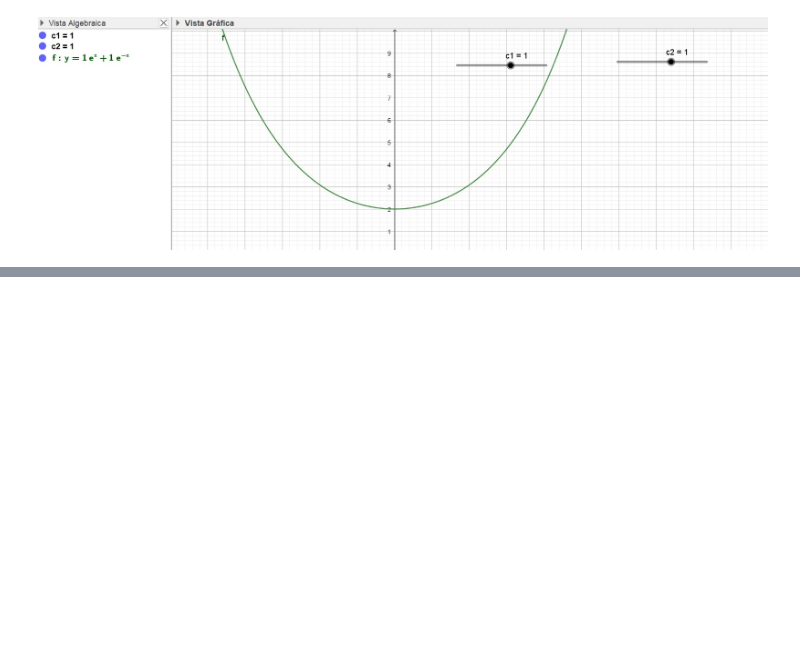
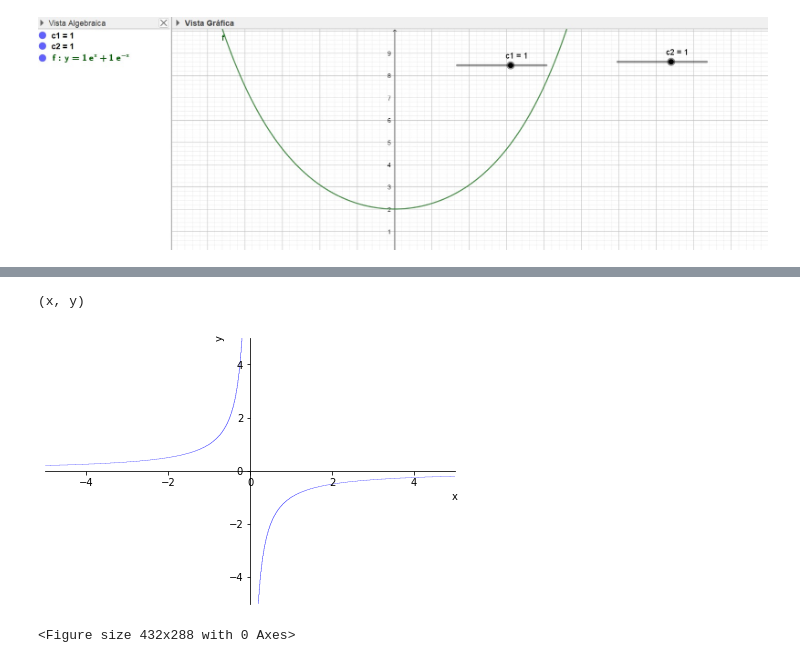
Before and after one commit to marco-canas/edo, a Jupyter notebook: banco_ejemplos/2_edo_2_order/solucion_pvi_segund_orden.ipynb, the cells around one changed output, grey strips where cells are left out. Saved outputs shown, nothing was run; the diff lists cells and outputs as text; code cells hidden in the pictures; blank space fills up the shorter version.

```diff
--- a/banco_ejemplos/2_edo_2_order/solucion_pvi_segund_orden.ipynb
+++ b/banco_ejemplos/2_edo_2_order/solucion_pvi_segund_orden.ipynb
@@ -35,0 +130,11 @@ Image('solu_1.jpg')
+# %%
+var("x y")
+# %% [output]
+(x, y)
+# %%
+c = -1
+plot_implicit(x*y-c) #xy = c
+plt.savefig('solu_implicit_1.jpg')
+# %% [output]
+[figure, added]
+<Figure size 432x288 with 0 Axes>
```
Also changed, not shown: parts of 28 cells of this notebook, 1 other file.
